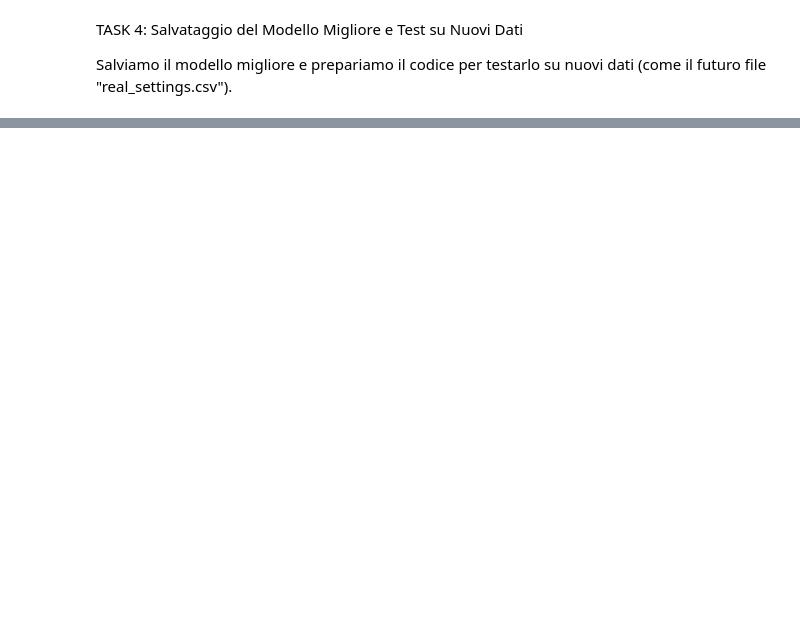
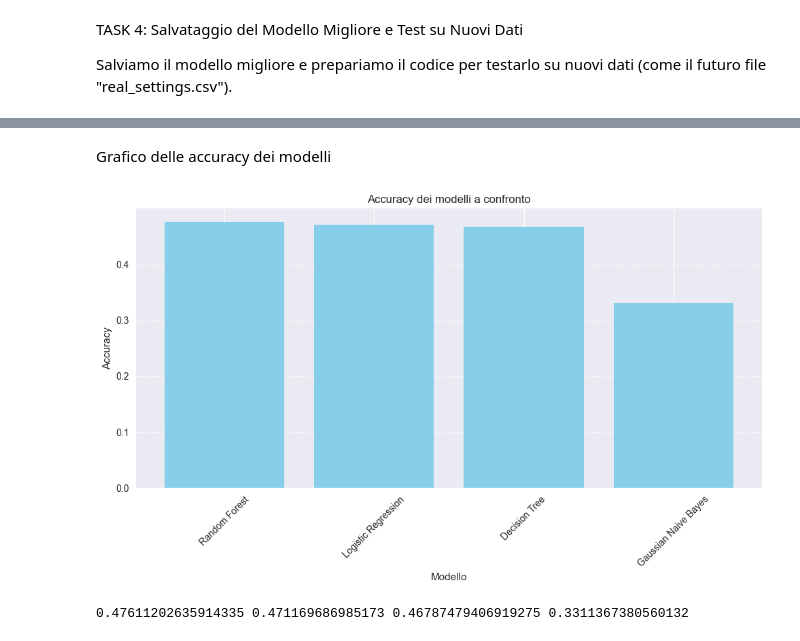
Before and after one commit to Samuele223/machine-Learning, a Jupyter notebook: proj1.ipynb, the cells around one changed output, grey strips where cells are left out. Cells and saved outputs as stored; diff of their text form; code cells hidden in the pictures; blank space fills up the shorter version.

Commit message:
grafico accuracies

```diff
--- a/proj1.ipynb
+++ b/proj1.ipynb
@@ -859,6 +860,8 @@ model = LogisticRegression(
 )
 model_regression = grid.best_estimator_
 
+accuracy_lr = grid.best_estimator_.score(X_testS, y_testS)
+
 # 7) Learning Curve
 train_sizes, train_scores, val_scores = learning_curve(
     estimator=model,
@@ -1315,0 +1187,25 @@ feature_cols = joblib.load('feature_names.pkl')
+# %% [markdown]
+Grafico delle accuracy dei modelli
+# %%
+accuracies = {
+    'Random Forest': accuracy_rf,
+    'Logistic Regression': accuracy_lr,
+    'Decision Tree': accuracy_dt,
+    'Gaussian Naive Bayes': accuracy_NB
+}
+
+# Plot delle accuracy dei modelli per confronto
+plt.figure(figsize=(10, 6))
+plt.bar(accuracies.keys(), accuracies.values(), color='skyblue')
+plt.ylabel('Accuracy')
+plt.xlabel('Modello')
+plt.title('Accuracy dei modelli a confronto')
+plt.xticks(rotation=45)
+plt.grid(axis='y', linestyle='--', alpha=0.7)
+plt.tight_layout()
+plt.show()
+
+print(accuracy_rf, accuracy_lr, accuracy_dt, accuracy_NB)
+# %% [output]
+[figure, added]
+0.47611202635914335 0.471169686985173 0.46787479406919275 0.3311367380560132
```
Also changed, not shown: parts of 7 cells of this notebook.
